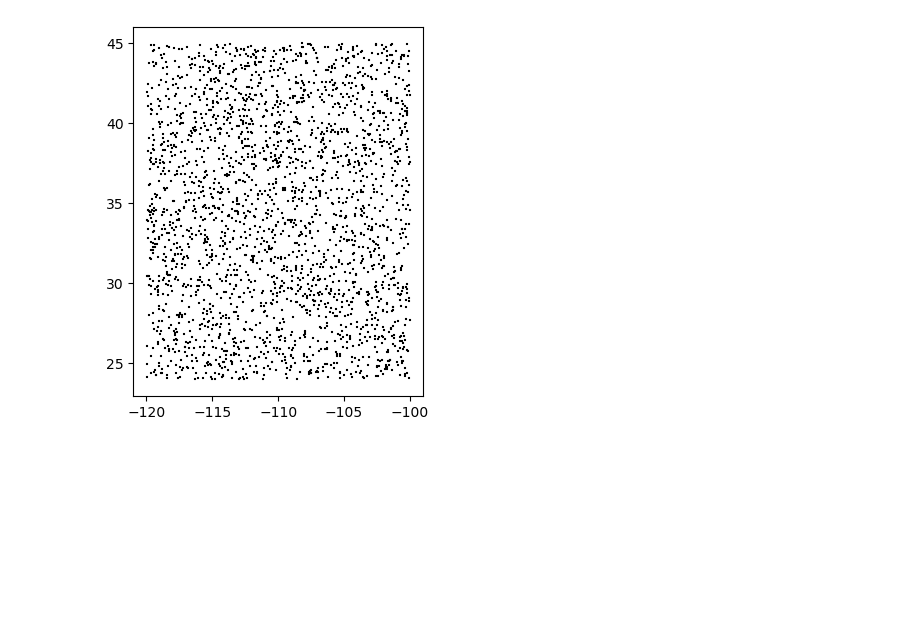
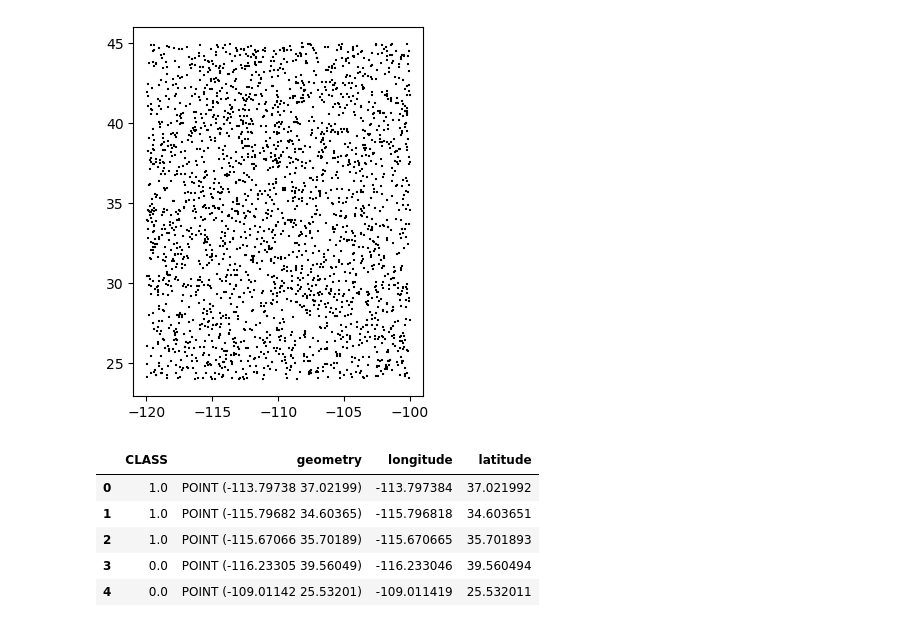
Before and after one commit to kefxiao953/biodiversity_app, a Jupyter notebook: presence_absence.ipynb, the cells around one changed output. Drawn from its saved outputs; the diff is of its cells as text; code cells hidden in the pictures; blank space fills up the shorter version.

```diff
--- a/presence_absence.ipynb
+++ b/presence_absence.ipynb
@@ -430,3 +437,12 @@ pa.to_pickle('inputs/pa.pickle')
 # %%
 # load the presence absence geodataframe
-pa = gpd.read_pickle('inputs/pa.pickle')
+pa = pd.read_pickle('inputs/pa.pickle')
+pa = gpd.GeoDataFrame(pa)
+pa.head()
+# %% [output]
+|  | CLASS | geometry | longitude | latitude |
+| 0 | 1.0 | POINT (-113.79738 37.02199) | -113.797384 | 37.021992 |
+| 1 | 1.0 | POINT (-115.79682 34.60365) | -115.796818 | 34.603651 |
+| 2 | 1.0 | POINT (-115.67066 35.70189) | -115.670665 | 35.701893 |
+| 3 | 0.0 | POINT (-116.23305 39.56049) | -116.233046 | 39.560494 |
+| 4 | 0.0 | POINT (-109.01142 25.53201) | -109.011419 | 25.532011 |
```
Also changed, not shown: parts of 16 cells of this notebook.
